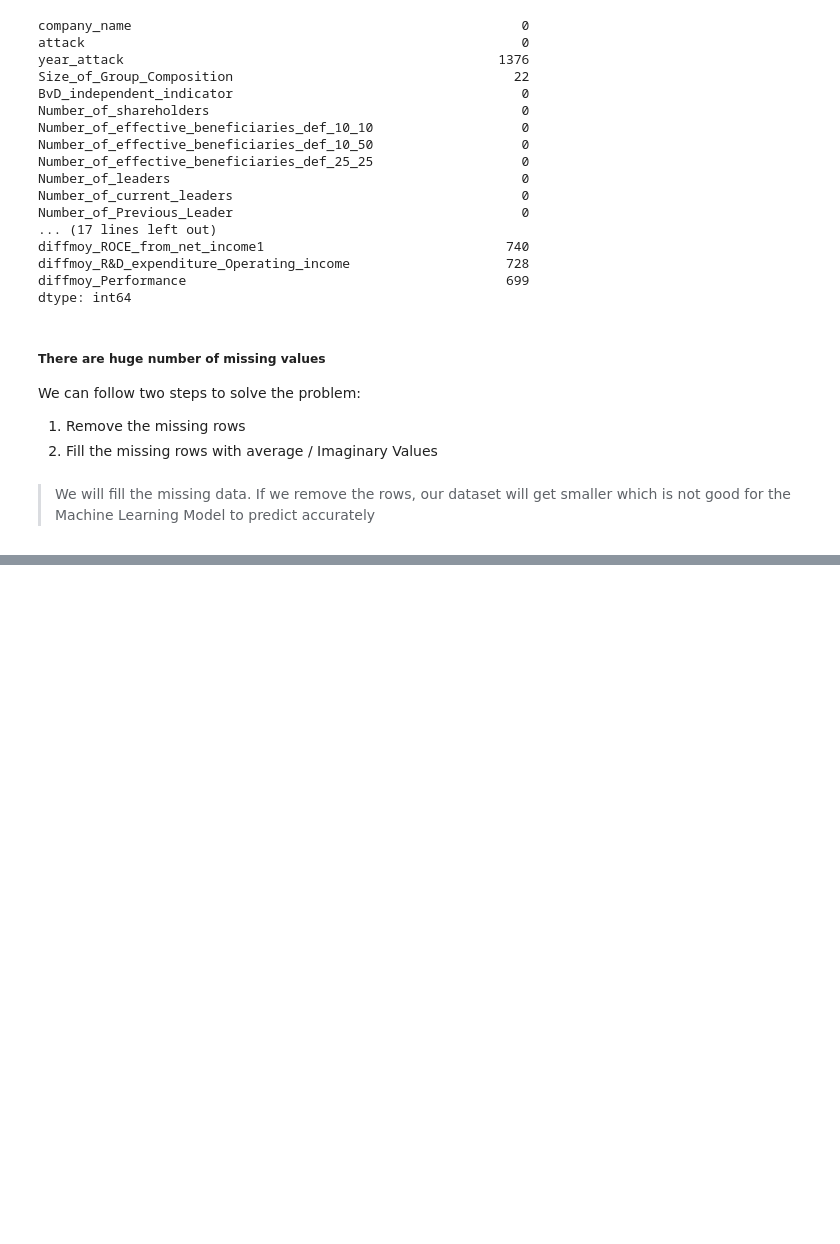
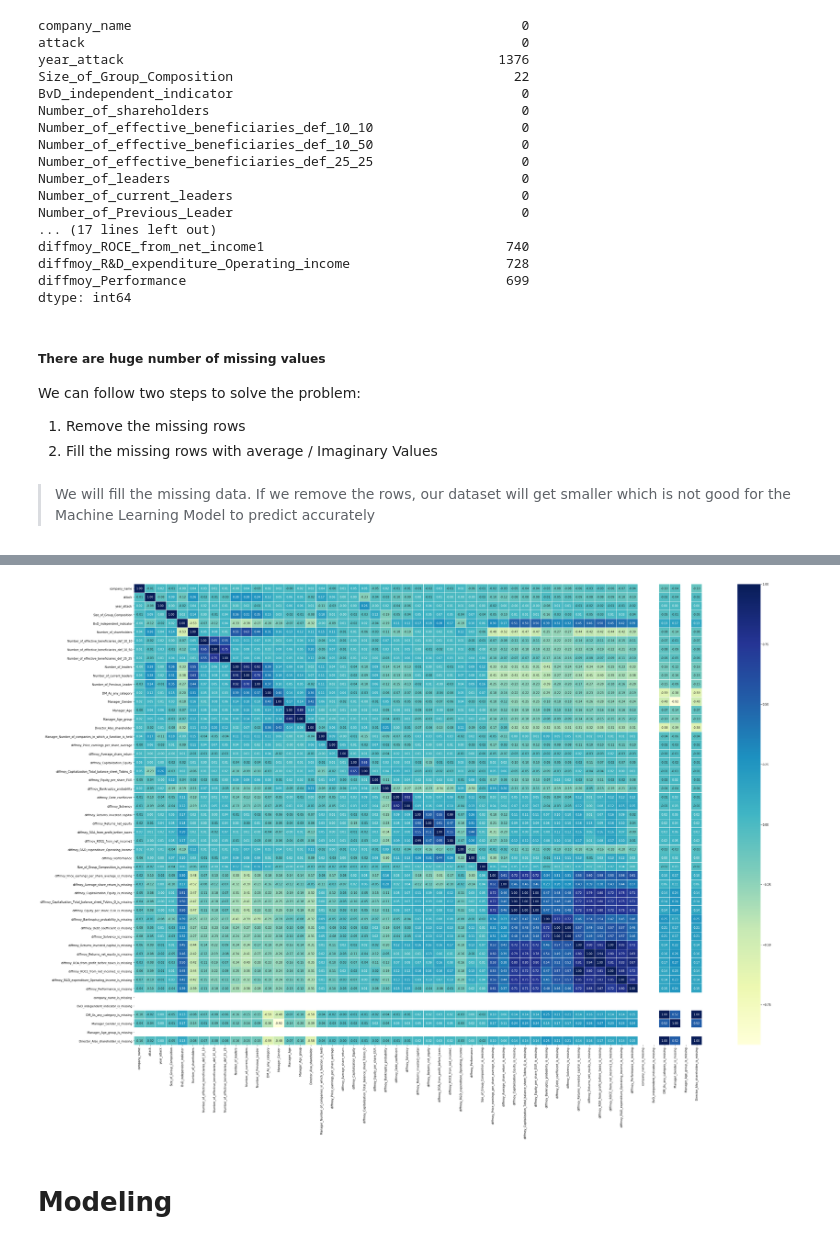
Before and after one commit to tanvirakibul/hedge_fund-attack-ml, a Jupyter notebook: predicting companies getting attacked by a hedge fund.ipynb, the cells around one changed output, grey strips where cells are left out. Drawn from its saved outputs; the diff is of its cells as text; code cells hidden in the pictures; blank space fills up the shorter version.

```diff
--- a/predicting companies getting attacked by a hedge fund.ipynb
+++ b/predicting companies getting attacked by a hedge fund.ipynb
@@ -174,0 +637,17 @@ We can follow two steps to solve the problem:
+# %%
+# Let's visualoze the correlation matrix
+
+corr_mtx = df_tmp.corr()
+fig, ax = plt.subplots(figsize=(45,30))
+ax = sns.heatmap(corr_mtx,
+                annot=True,
+                linewidths=0.1,
+                fmt=".2f",
+                cmap="YlGnBu");
+
+#Save the image
+plt.savefig('./graphs and plots/correlation Matrix.png')
+# %% [output]
+[figure, added]
+# %% [markdown]
+# Modeling
```
Also changed, not shown: parts of 87 cells of this notebook.
